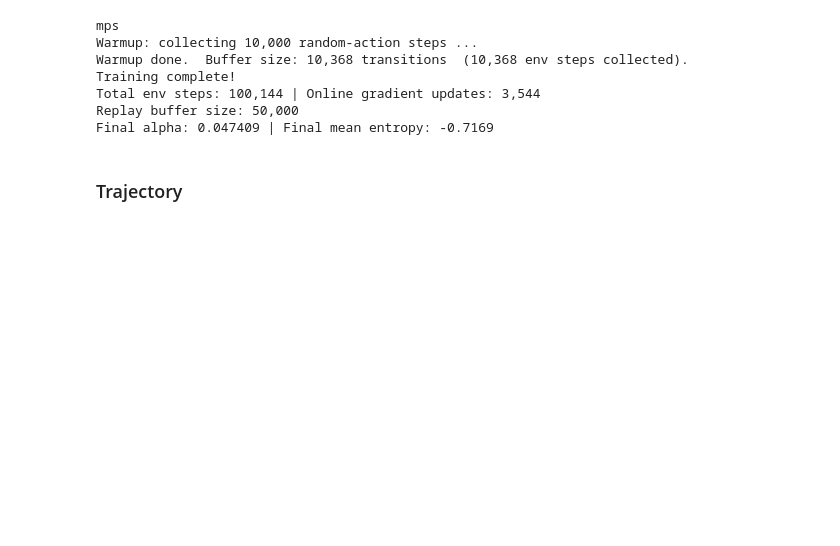
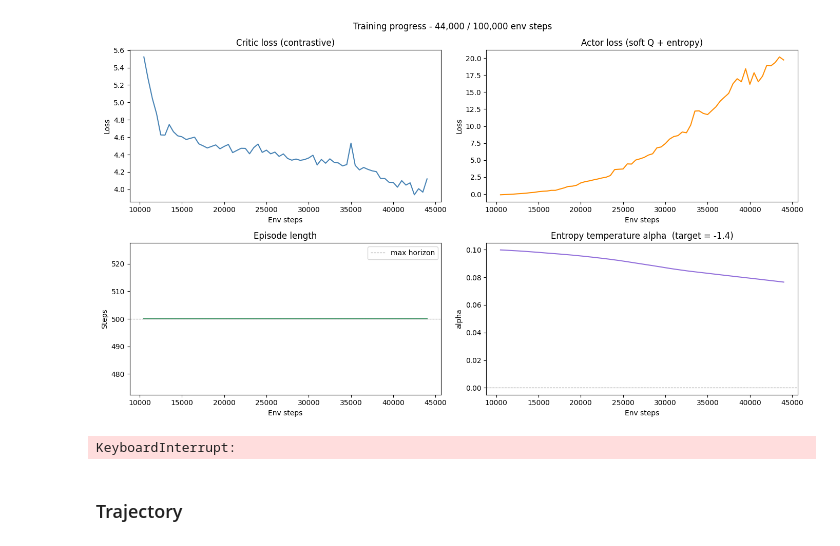
Before and after one commit to tanjun8802/MSc_Dissertation, a Jupyter notebook: src/experiments/SGCRL_GridWorld4Rooms_Discrete.ipynb, the cells around one changed output. Saved outputs shown, nothing was run; the diff lists cells and outputs as text; code cells hidden in the pictures; blank space fills up the shorter version.

Commit message:
add discrete action experiment but not yet fixed

```diff
--- a/src/experiments/SGCRL_GridWorld4Rooms_Discrete.ipynb
+++ b/src/experiments/SGCRL_GridWorld4Rooms_Discrete.ipynb
@@ -66,10 +30,10 @@ LR                 = 3e-4     # learning rate for critic + actor
 INIT_ALPHA         = 0.1      # initial entropy temperature α before automatic tuning
 ALPHA_LR           = 3e-4     # learning rate for entropy-temperature (α) tuning
 POLYAK_TAU         = 0.005    # τ for Polyak (EMA) target-network update (SAC default)
-SLIP_PROB          = 0.10     # transition stochasticity for exploration / coverage
+SLIP_PROB          = 0.00     # transition stochasticity for exploration / coverage
 LOG_INTERVAL       = 50       # refresh / print every this many gradient-update steps
 MAX_HORIZON        = 500
-TARGET_ENTROPY = -2
+TARGET_ENTROPY = -np.log(4)
 NUMBER_OF_SGD_UPDATES_PER_STEP = 20
 BUFFER_CAPACITY    = 50000
 MAX_TRAJECORY_TO_PLOT = 2000
@@ -78,6 +42,16 @@ DEVICE = "mps" if torch.backends.mps.is_available() else "cpu"
 s_star = torch.tensor([9.0, 9.0], device=DEVICE, dtype=torch.float32)
 s_star_batch = s_star.unsqueeze(0)
 grad_step = 0
+# Discrete setting helper
+
+def onehot_encode_action(action, num_actions=4):
+    return F.one_hot(action.long(), num_classes=num_actions).float()
+
+def compute_valid_action_mask_batch(obs_batch, env_core, device):
+    obs_np = obs_batch.detach().cpu().numpy()
+    masks = [env_core.valid_action_mask(obs) for obs in obs_np]
+    masks = np.asarray(masks, dtype=bool)   # [B, 4]
+    return torch.tensor(masks, dtype=torch.bool, device=device)
 
 base_env = FourRoomsGridWorld(room_size=5, max_episode_steps=MAX_HORIZON)
 env_train = FourRoomsGoalWrapper(
@@ -89,22 +63,22 @@ env_train = FourRoomsGoalWrapper(
 )
 
 obs_dim    = env_train.observation_space.shape[0]
-action_dim = env_train.action_space.shape[0]
+num_actions = env_train.action_space.n
 
 # SAC heuristic: target entropy = -|A|, encouraging exploration across all
 # action dimensions equally.  Set to 0 for a near-deterministic policy.
-
-replay_buffer = TrajectoryReplayBuffer(
+replay_buffer = None
+replay_buffer = TrajectoryReplayBufferDiscrete(
     capacity=BUFFER_CAPACITY,
     obs_dim=obs_dim,
-    action_dim=action_dim,
+    action_dim=num_actions,
     device=DEVICE,
 )
 print(DEVICE)
 
-phi_model = StateActionRepresentationModel(obs_dim, action_dim, hidden_dim=256, output_dim=64, inner_layers=2, normalise=False).to(DEVICE)
+phi_model = StateActionRepresentationModel(obs_dim, num_actions, hidden_dim=256, output_dim=64, inner_layers=2, normalise=False).to(DEVICE)
 psi_model = GoalRepresentationModel(obs_dim, hidden_dim=256, output_dim=64, inner_layers=2, normalise=False).to(DEVICE)
-actor     = GoalConditionedActor(obs_dim, action_dim, hidden_dim=256, inner_layers=2).to(DEVICE)
+actor     = DiscreteGoalConditionedActor(obs_dim, num_actions=num_actions, hidden_dim=256, inner_layers=2).to(DEVICE)
 
 phi_target = copy.deepcopy(phi_model)
 psi_target = copy.deepcopy(psi_model)
@@ -146,7 +120,7 @@ def collect_episode(env, policy_fn):
         action_np = policy_fn(obs_t)
         next_obs_t, reward, term, trunc, _ = env.step(action_np)
         ep["obs"].append(obs_t.astype(np.float32))
-        ep["actions"].append(action_np.astype(np.float32))
+        ep["actions"].append(np.int64(action_np))
         ep["rewards"].append(np.float32(reward))
         ep["next_obs"].append(next_obs_t.astype(np.float32))
         ep["terminated"].append(np.float32(term))
@@ -165,24 +139,30 @@ def update_state_visit_counter(counter, states_xy, grid_size):
     np.add.at(counter, (ys, xs), 1)
 
 
+def masked_random_action(obs_np, env_core):
+    mask = env_core.valid_action_mask(obs_np)          # shape [A], bool or 0/1
+    valid_actions = np.flatnonzero(mask)
+    return int(env_core.np_random.choice(valid_actions))
+
 def random_policy(obs_t):
-    return env_train.action_space.sample()
+    return masked_random_action(obs_t, env_train.unwrapped)
 
 
 def actor_policy(obs_t):
     obs_tensor = torch.tensor(obs_t, dtype=torch.float32, device=DEVICE).unsqueeze(0)
-    # Mix policy actions with random actions; anneal randomness over training.
-    eps = max(0.05, 0.30 * (1.0 - total_env_steps / max(TOTAL_ENV_STEPS, 1)))
-    if env_train.unwrapped.np_random.random() < eps:
-        return env_train.action_space.sample()
+
     if replay_buffer.size > 0:
         goal_batch = replay_buffer.sample_random_goals(1)
     else:
         goal_batch = s_star_batch
+
+    mask_np = env_train.unwrapped.valid_action_mask(obs_t)   # [4]
+    mask_t = torch.tensor(mask_np, dtype=torch.bool, device=DEVICE).unsqueeze(0)  # [1,4]
+
     with torch.no_grad():
-        action, _, _ = actor.sample_action(obs_tensor, goal_batch)
-    return action.squeeze(0).cpu().numpy()
+        action, _, _ = actor.sample_action(obs_tensor, goal_batch, valid_mask=mask_t)
 
+    return int(action.item())
 
 total_env_steps = 0
 train_env_core  = env_train.unwrapped
@@ -220,12 +200,14 @@ while total_env_steps < TOTAL_ENV_STEPS:
 
         grad_step += 1
 
-        batch = replay_buffer.sample_positive_future_goal_batch(BATCH_SIZE)
+        batch = replay_buffer.sample_positive_future_goal_batch(BATCH_SIZE, exclude_self_loops=False)
         obs = batch["obs"]
         actions = batch["actions"]
         s_f = batch["future_state"]
 
-        phi_sa = phi_model(torch.cat([obs, actions], dim=-1))
+        dis_actions = onehot_encode_action(actions, num_actions=4)
+
+        phi_sa = phi_model(torch.cat([obs, dis_actions], dim=-1))
         psi_g = psi_model(s_f)
         logits = phi_sa @ psi_g.T          # (B, B) all-pairs dot products
         critic_loss = contrastive_loss(logits)
@@ -250,7 +232,12 @@ while total_env_steps < TOTAL_ENV_STEPS:
         goals = replay_buffer.sample_random_goals(BATCH_SIZE)
         action_sampled, log_prob, _ = actor.sample_action(obs, goals)
 
-        phi_sa_act = phi_target(torch.cat([obs, action_sampled], dim=-1))  # frozen target
+        dis_actions_picked = onehot_encode_action(action_sampled, num_actions=4)
+        valid_mask = compute_valid_action_mask_batch(obs, env_train.unwrapped, DEVICE)
+
+        action_sampled, log_prob, _ = actor.sample_action(obs, goals, valid_mask=valid_mask)
+
+        phi_sa_act = phi_target(torch.cat([obs, dis_actions_picked], dim=-1))  # frozen target
         psi_g_act = psi_target(goals)                                      # frozen target
         q_value = (phi_sa_act * psi_g_act).sum(dim=-1, keepdim=True)   # (B, 1)
 
@@ -291,40 +278,35 @@ while total_env_steps < TOTAL_ENV_STEPS:
         axes[0].set_ylabel("Loss")
 
         axes[1].plot(env_steps_at_update, actor_loss_history, color='darkorange')
         axes[1].set_title("Actor loss (soft Q + entropy)")
         axes[1].set_xlabel("Env steps")
         axes[1].set_ylabel("Loss")
 
         axes[2].plot(env_steps_at_update, ep_len_history, color='seagreen')
         axes[2].axhline(MAX_HORIZON, color='gray', linestyle='--', linewidth=0.8, label='max horizon')
         axes[2].set_title("Episode length")
         axes[2].set_xlabel("Env steps")
         axes[2].set_ylabel("Steps")
         axes[2].legend()
 
         axes[3].plot(env_steps_at_update, alpha_history, color='mediumpurple')
         axes[3].axhline(0, color='gray', linestyle='--', linewidth=0.8)
         axes[3].set_title(f"Entropy temperature alpha  (target = {TARGET_ENTROPY:.1f})")
         axes[3].set_xlabel("Env steps")
         axes[3].set_ylabel("alpha")
 
         plt.suptitle(f"Training progress - {total_env_steps:,} / {TOTAL_ENV_STEPS:,} env steps", fontsize=12)
         plt.tight_layout()
         plt.show()
 
 env_train.close()
 print("Training complete!")
 print(f"Total env steps: {total_env_steps:,} | Online gradient updates: {grad_step:,}")
 print(f"Replay buffer size: {replay_buffer.stats()['size']:,}")
 print(f"Final alpha: {log_alpha.exp().item():.6f} | Final mean entropy: {(-log_prob.detach()).mean().item():.4f}")
 # %% [output]
+[figure, added]
-mps
-Warmup: collecting 10,000 random-action steps ...
-Warmup done.  Buffer size: 10,368 transitions  (10,368 env steps collected).
-Training complete!
-Total env steps: 100,144 | Online gradient updates: 3,544
-Replay buffer size: 50,000
-Final alpha: 0.047409 | Final mean entropy: -0.7169
+KeyboardInterrupt:
 # %% [markdown]
 ### Trajectory
 # %%
```
Also changed, not shown: parts of 12 cells of this notebook, 3 other files.
